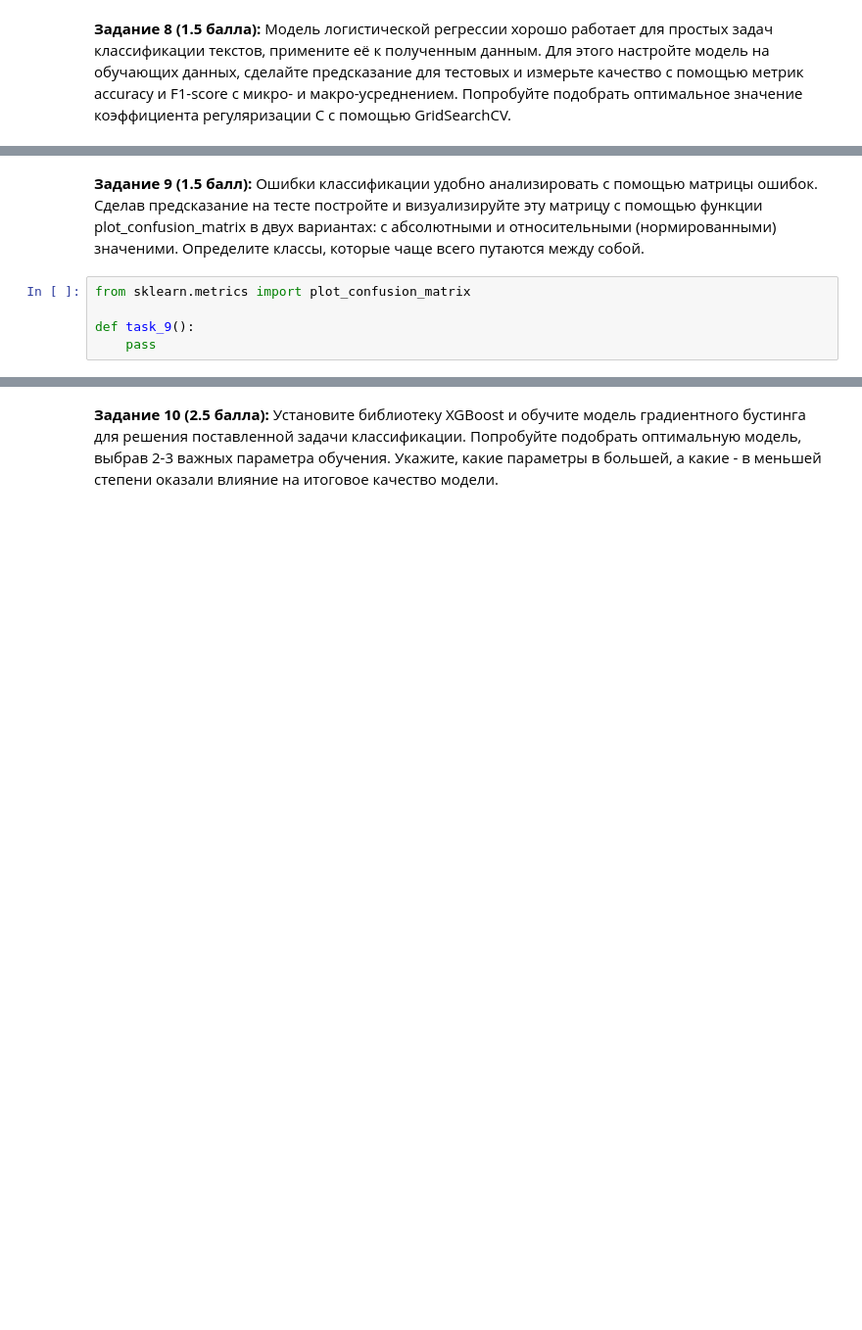
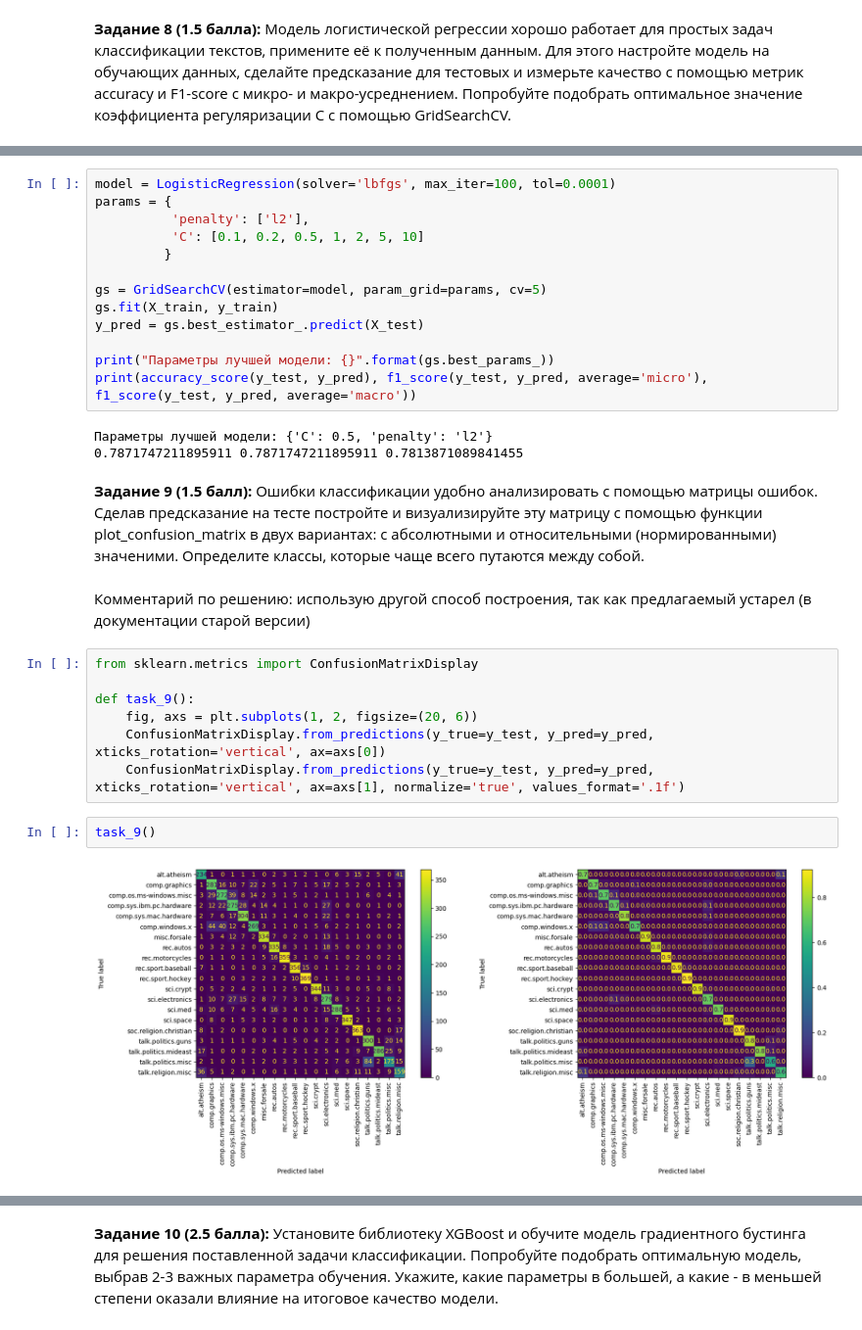
Before and after one commit to YaroslavFYPM/mipt-python, a Jupyter notebook: tasks/03-data-ml.ipynb, the cells around one changed output, grey strips where cells are left out. Shown at 98% size. Saved outputs shown, nothing was run; the diff lists cells and outputs as text; blank space fills up the shorter version.

```diff
--- a/tasks/03-data-ml.ipynb
+++ b/tasks/03-data-ml.ipynb
@@ -314,7 +304,31 @@ lbfgs (0.7862453531598513, 0.7862453531598513, 0.7792132650510023) 200
+# %%
+model = LogisticRegression(solver='lbfgs', max_iter=100, tol=0.0001)
+params = {
+          'penalty': ['l2'],
+          'C': [0.1, 0.2, 0.5, 1, 2, 5, 10]
+         }
+
+gs = GridSearchCV(estimator=model, param_grid=params, cv=5)
+gs.fit(X_train, y_train)
+y_pred = gs.best_estimator_.predict(X_test)
+
+print("Параметры лучшей модели: {}".format(gs.best_params_))
+print(accuracy_score(y_test, y_pred), f1_score(y_test, y_pred, average='micro'), f1_score(y_test, y_pred, average='macro'))
+# %% [output]
+Параметры лучшей модели: {'C': 0.5, 'penalty': 'l2'}
+0.7871747211895911 0.7871747211895911 0.7813871089841455
 # %% [markdown]
 __Задание 9 (1.5 балл):__ Ошибки классификации удобно анализировать с помощью матрицы ошибок. Сделав предсказание на тесте постройте и визуализируйте эту матрицу с помощью функции plot_confusion_matrix в двух вариантах: с абсолютными и относительными (нормированными) значеними. Определите классы, которые чаще всего путаются между собой.
-# %%
-from sklearn.metrics import plot_confusion_matrix
-
-def task_9():
-    pass
+# %% [markdown]
+Комментарий по решению: использую другой способ построения, так как предлагаемый устарел (в документации старой версии)
+# %%
+from sklearn.metrics import ConfusionMatrixDisplay
+
+def task_9():
+    fig, axs = plt.subplots(1, 2, figsize=(20, 6))
+    ConfusionMatrixDisplay.from_predictions(y_true=y_test, y_pred=y_pred, xticks_rotation='vertical', ax=axs[0])
+    ConfusionMatrixDisplay.from_predictions(y_true=y_test, y_pred=y_pred, xticks_rotation='vertical', ax=axs[1], normalize='true', values_format='.1f')
+# %%
+task_9()
+# %% [output]
+[figure, added]
```
Also changed, not shown: parts of 11 cells of this notebook.
